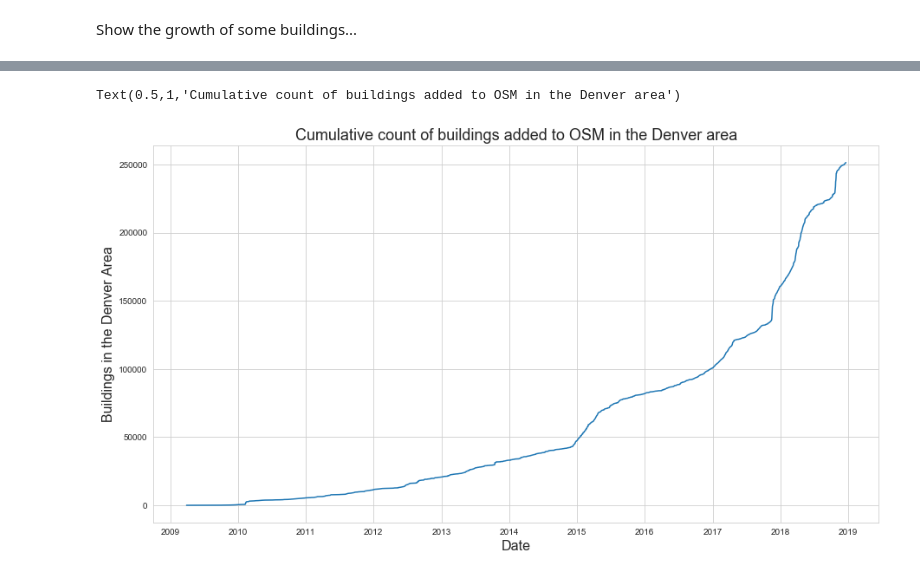
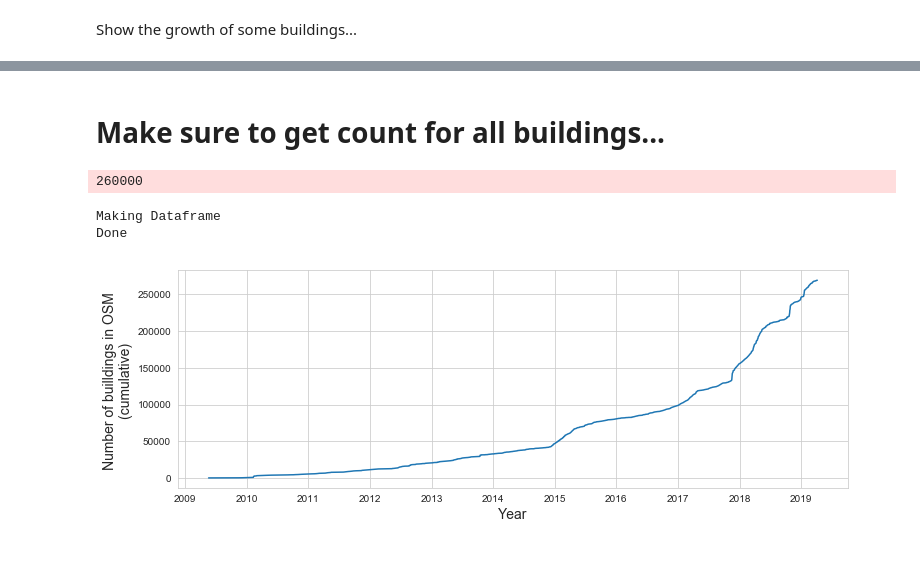
Before and after one commit to jenningsanderson/drcog, a Jupyter notebook: analysis/Building Stats form GeoJSONSeq.ipynb, the cells around one changed output, grey strips where cells are left out. Cells and saved outputs as stored; diff of their text form; code cells hidden in the pictures.

Commit message:
the stats page can now easily be regenerated from the notebooks and a simple tile-reduc ejob

```diff
--- a/analysis/Building Stats form GeoJSONSeq.ipynb
+++ b/analysis/Building Stats form GeoJSONSeq.ipynb
@@ -15,7 +19,7 @@ df = pd.read_json("../stats/all_buildings.geojsonseq",lines=True)
 # %%
 feats = []
 count = 0;
-for line in open("../stats/all_buildings.geojsonseq"):
+for line in open("../coverage/drcog_buildings.geojsonseq"):
     x = json.loads(line.strip())
     feats.append({
         'id':x['properties']["@id"],
@@ -52,9 +124,34 @@ gb_date = df.groupby('d')
+# %% [markdown]
+# Make sure to get count for all buildings...
+# %%
+feats = []
+count = 0;
+for line in open("../coverage/all_buildings.geojsonseq"):
+    x = json.loads(line.strip())
+    feats.append({
+        'id':x['properties']["@id"],
+        'date':x['properties']["@timestamp"],
+        'user':x['properties']['@user'],
+        'cset':x['properties']['@changeset']
+    })
+    count+=1
+    if count%10000==0:
+        sys.stderr.write("\r"+str(count))
+print("Making Dataframe")
+all_buildings_df = pd.DataFrame(feats)
+print("Done")
+# %% [output]
+260000
+Making Dataframe
+Done
+# %%
+all_buildings_df['d'] = all_buildings_df['date'].progress_apply(lambda x: pd.Timestamp(x*1000000000).date())
 # %%
 sns.set_style('whitegrid')
-ax = gb_date.aggregate({'id':'nunique'}).cumsum().plot(figsize=(15,8),legend=None)
-ax.set_xlabel("Date",fontsize=16)
-ax.set_ylabel("Buildings in the Denver Area",fontsize=16)
-ax.set_title('Cumulative count of buildings added to OSM in the Denver area',fontsize=18)
+ax = all_buildings_df.groupby('d').aggregate({'id':'nunique'}).cumsum().plot(figsize=(12,4),legend=None)
+ax.set_xlabel("Year",fontsize=14)
+ax.set_ylabel("Number of builldings in OSM \n(cumulative) ",fontsize=14)
+# ax.set_title('Cumulative count of all buildings in the Denver area',fontsize=14);
+ax.get_figure().savefig('../docs/stats/buildings-in-drcog-area.png')
 # %% [output]
-Text(0.5,1,'Cumulative count of buildings added to OSM in the Denver area')
-[figure, old version]
+[figure, new version]
```
Also changed, not shown: parts of 28 cells of this notebook, 10 other files.
